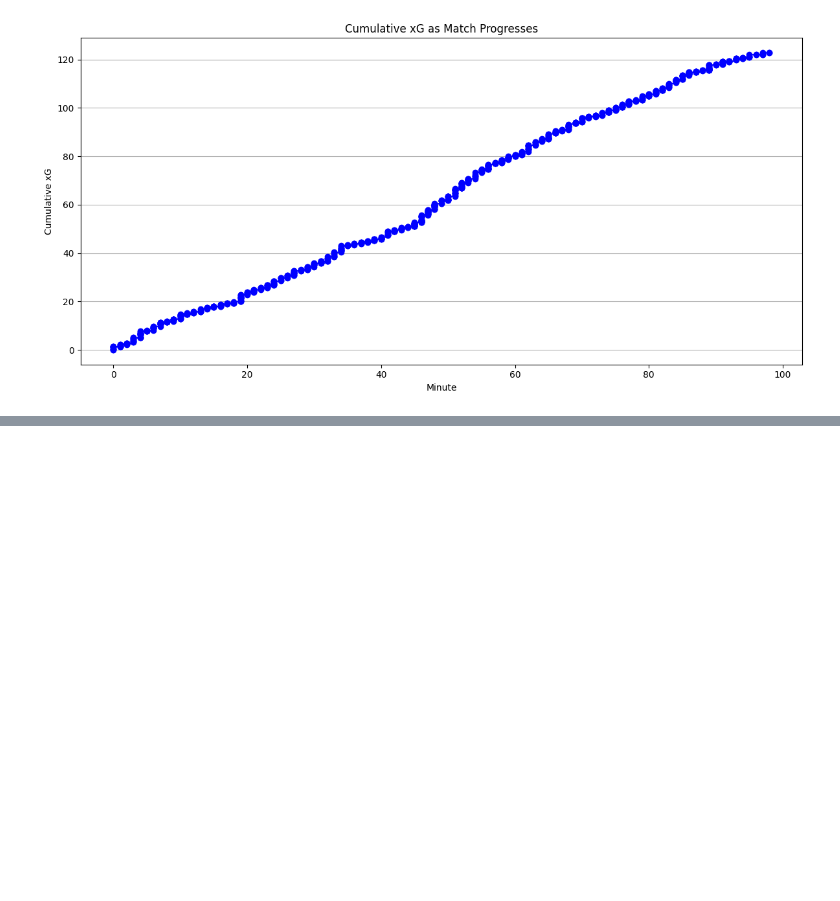
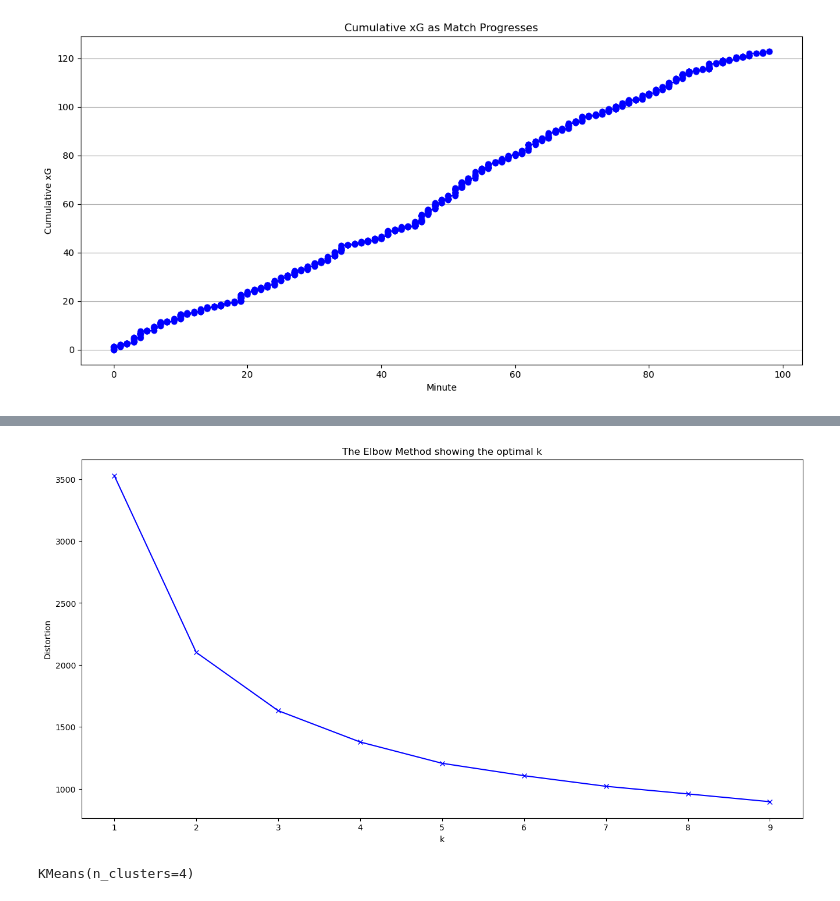
Before and after one commit to arijul2/UnderstatExploration, a Jupyter notebook: Understat_Analysis.ipynb, the cells around one changed output, grey strips where cells are left out. Cells and saved outputs as stored; diff of their text form; code cells hidden in the pictures; blank space fills up the shorter version.

Commit message:
k-means player grouping

```diff
--- a/Understat_Analysis.ipynb
+++ b/Understat_Analysis.ipynb
@@ -247,0 +251,5 @@ with UnderstatClient() as understat:
+# %%
+# Load the DataFrame
+
+df = pl_player_df
+df
@@ -247,0 +270,33 @@ with UnderstatClient() as understat:
+# %%
+# Data Preprocessing
+
+features = ['goals', 'assists', 'xG', 'xA', 'shots', 'key_passes', 'npxG', 'xGChain', 'xGBuildup']
+df_filtered = df[features]
+scaler = StandardScaler()
+df_scaled = scaler.fit_transform(df_filtered)
+# %%
+# Determing optimal number of clusters
+
+distortions = []
+K = range(1, 10)
+for k in K:
+    kmeanModel = KMeans(n_clusters=k)
+    kmeanModel.fit(df_scaled)
+    distortions.append(kmeanModel.inertia_)
+
+plt.figure(figsize=(16,8))
+plt.plot(K, distortions, 'bx-')
+plt.xlabel('k')
+plt.ylabel('Distortion')
+plt.title('The Elbow Method showing the optimal k')
+plt.show()
+# %% [output]
+[figure, added]
+# %%
+# Fitting the Model
+
+optimal_k = 4
+kmeanModel = KMeans(n_clusters=optimal_k)
+kmeanModel.fit(df_scaled)
+# %% [output]
+KMeans(n_clusters=4)
```
Also changed, not shown: parts of 13 cells of this notebook.
